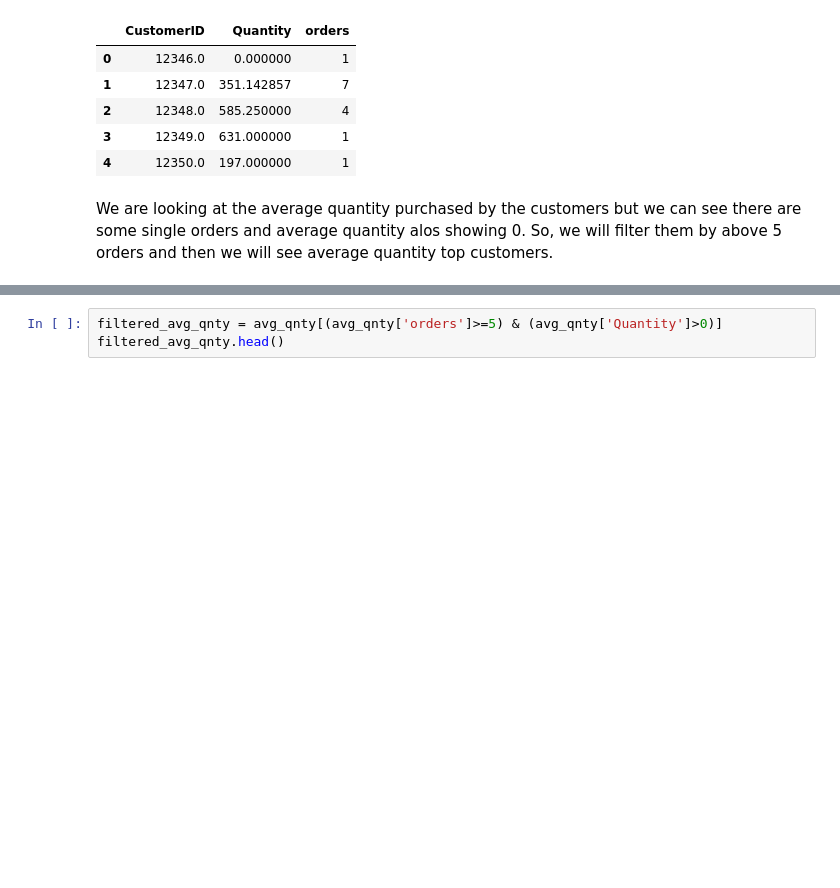
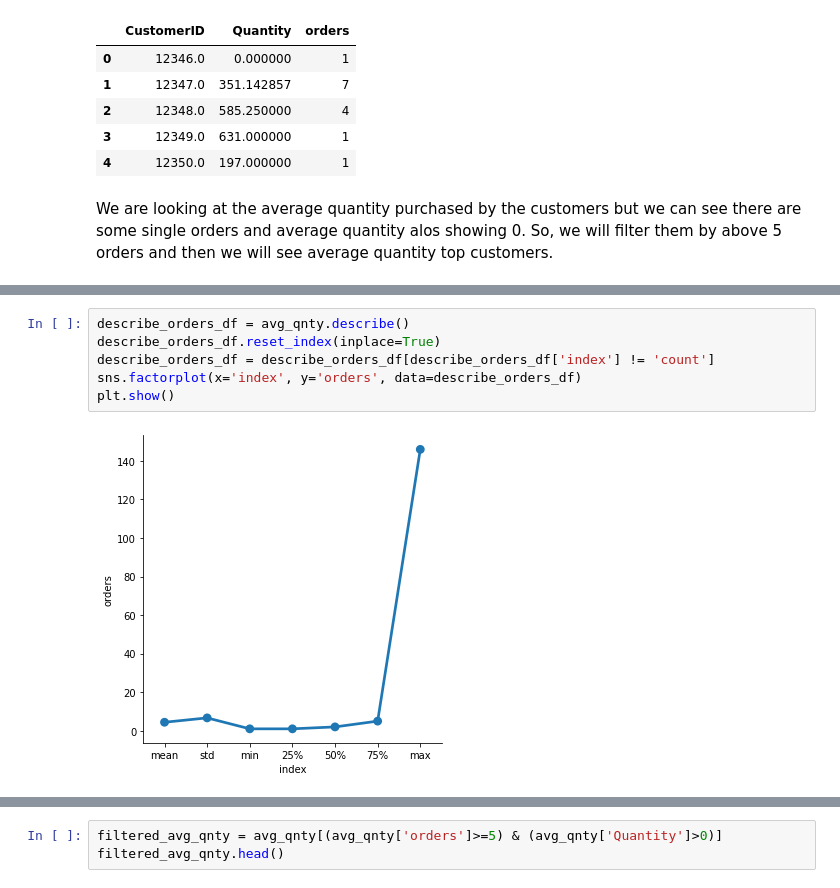
Before and after one commit to Swapnil-417/Online-Retail-Customer-Segmentation, a Jupyter notebook: Online_Retail_Customer_Segmentation_Capstone_Project.ipynb, the cells around one changed output, grey strips where cells are left out. Drawn from its saved outputs; the diff is of its cells as text; blank space fills up the shorter version.

```diff
--- a/Online_Retail_Customer_Segmentation_Capstone_Project.ipynb
+++ b/Online_Retail_Customer_Segmentation_Capstone_Project.ipynb
@@ -303,0 +342,8 @@ We are looking at the average quantity purchased by the customers but we can see
+# %%
+describe_orders_df = avg_qnty.describe()
+describe_orders_df.reset_index(inplace=True)
+describe_orders_df = describe_orders_df[describe_orders_df['index'] != 'count']
+sns.factorplot(x='index', y='orders', data=describe_orders_df)
+plt.show()
+# %% [output]
+[figure, added]
```
Also changed, not shown: parts of 46 cells of this notebook.
